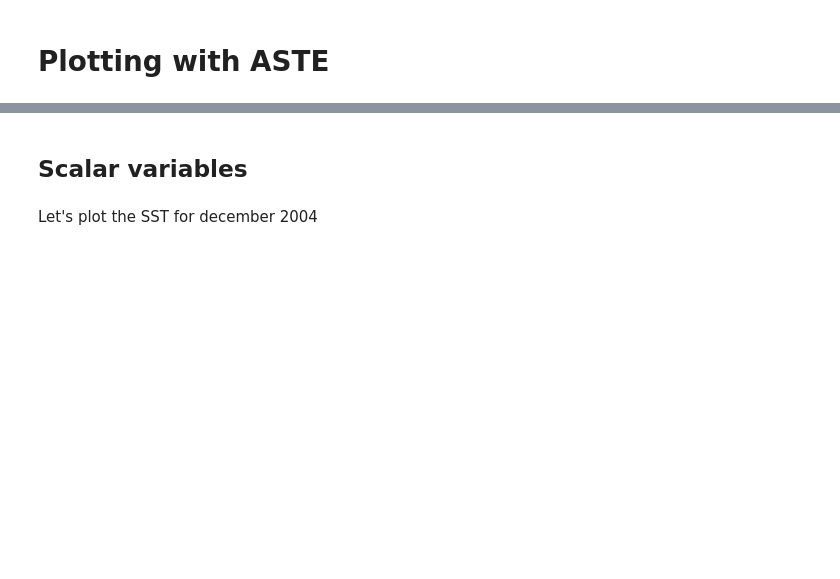
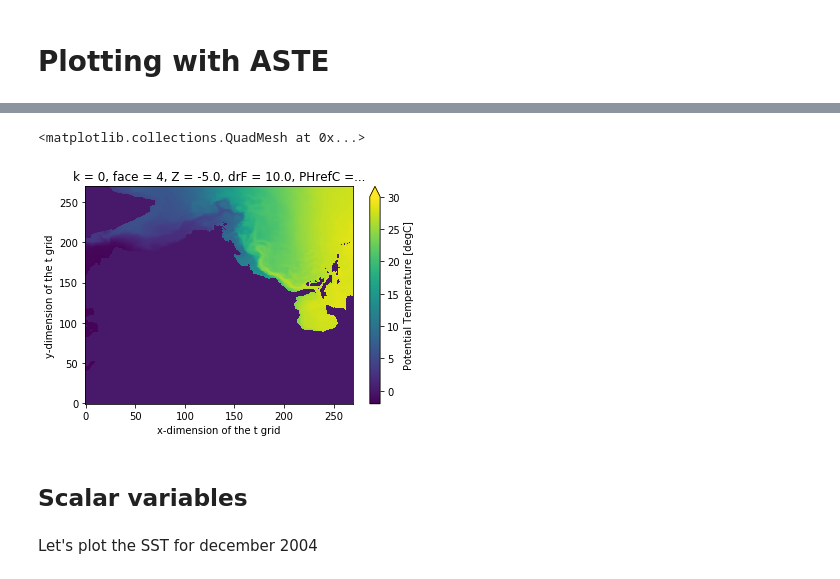
Before and after one commit to raphaeldussin/MITgcm-recipes, a Jupyter notebook: examples/Plotting_ASTE.ipynb, the cells around one changed output, grey strips where cells are left out. Saved outputs shown, nothing was run; the diff lists cells and outputs as text; code cells hidden in the pictures; blank space fills up the shorter version.

```diff
--- a/examples/Plotting_ASTE.ipynb
+++ b/examples/Plotting_ASTE.ipynb
@@ -25,3 +59,8 @@ ds_aste = xmitgcm.open_mdsdataset(dir_aste_diags, prefix=['state_3d_set1',
+# %%
+ds_aste.sel(k=0, time='2004-12')['THETA'].sel(face=4).plot(vmin=-2, vmax=30)
+# %% [output]
+<matplotlib.collections.QuadMesh at 0x...>
+[figure, added]
 # %% [markdown]
 ## Scalar variables
 # %% [markdown]
```
Also changed, not shown: parts of 12 cells of this notebook, 2 other files.
